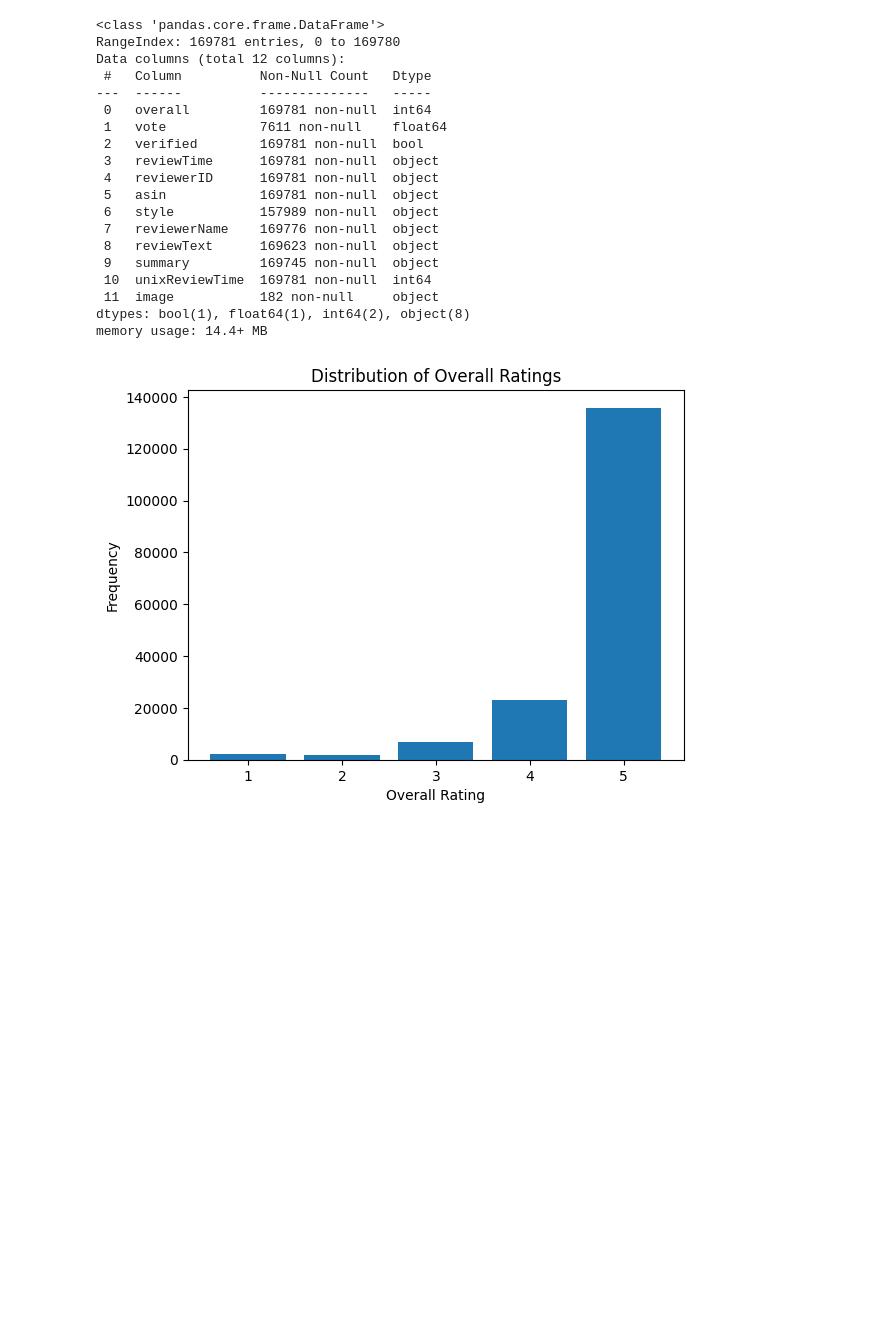
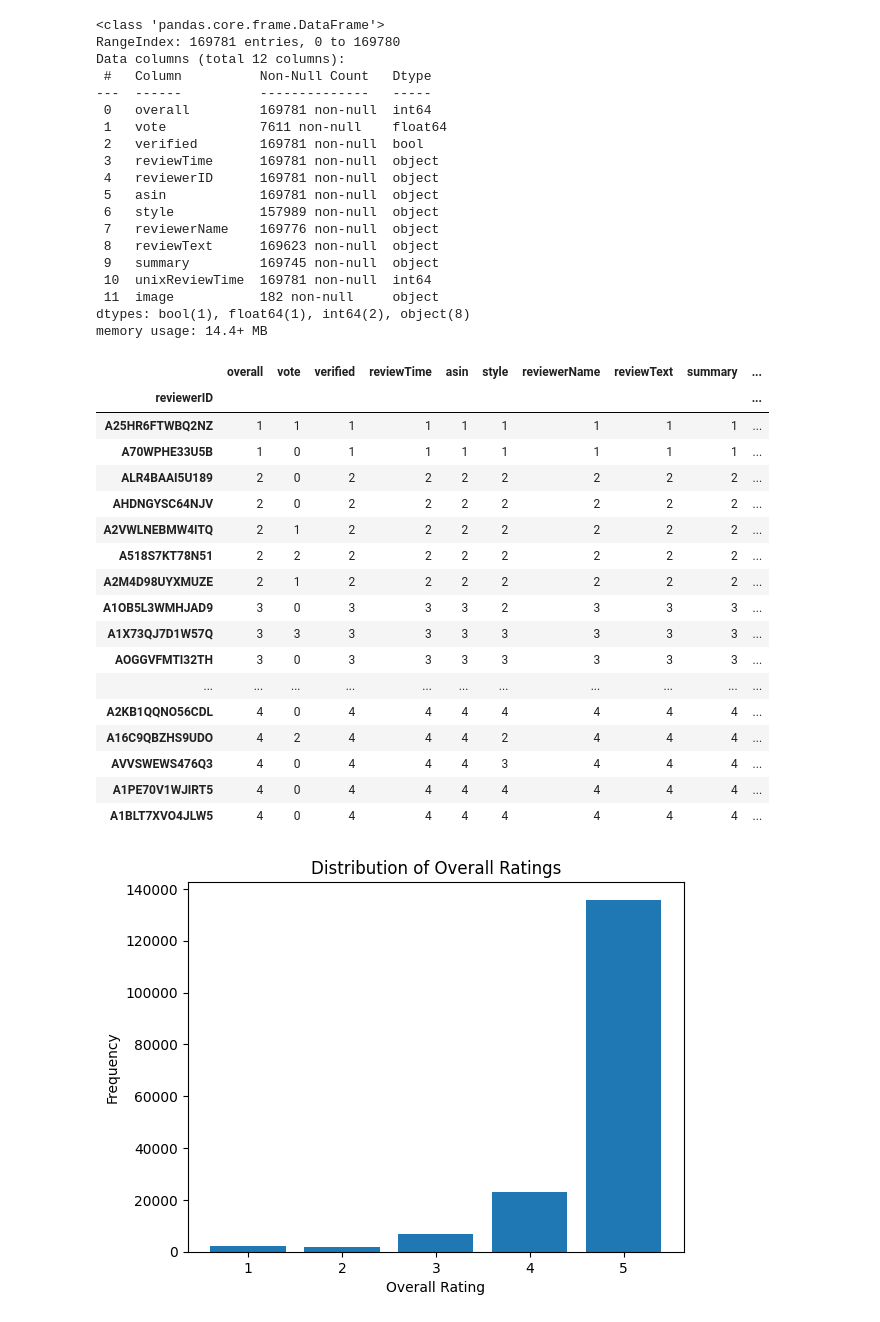
Before and after one commit to junyuelin/recom_proj, a Jupyter notebook: Digital_Music_Recom.ipynb, the cells around one changed output. Drawn from its saved outputs; the diff is of its cells as text; code cells hidden in the pictures; blank space fills up the shorter version.

Commit message:
added groupby('asin').count()

```diff
--- a/Digital_Music_Recom.ipynb
+++ b/Digital_Music_Recom.ipynb
@@ -70,6 +70,27 @@ Data columns (total 12 columns):
  11  image           182 non-null     object
 dtypes: bool(1), float64(1), int64(2), object(8)
 memory usage: 14.4+ MB
+# %%
+df.groupby('reviewerID').count().sort_values('overall').iloc[0:20]
+# %% [output]
+|  | overall | vote | verified | reviewTime | asin | style | reviewerName | reviewText | summary | ... |
+| reviewerID |  |  |  |  |  |  |  |  |  | ... |
+| A25HR6FTWBQ2NZ | 1 | 1 | 1 | 1 | 1 | 1 | 1 | 1 | 1 | ... |
+| A70WPHE33U5B | 1 | 0 | 1 | 1 | 1 | 1 | 1 | 1 | 1 | ... |
+| ALR4BAAI5U189 | 2 | 0 | 2 | 2 | 2 | 2 | 2 | 2 | 2 | ... |
+| AHDNGYSC64NJV | 2 | 0 | 2 | 2 | 2 | 2 | 2 | 2 | 2 | ... |
+| A2VWLNEBMW4ITQ | 2 | 1 | 2 | 2 | 2 | 2 | 2 | 2 | 2 | ... |
+| A518S7KT78N51 | 2 | 2 | 2 | 2 | 2 | 2 | 2 | 2 | 2 | ... |
+| A2M4D98UYXMUZE | 2 | 1 | 2 | 2 | 2 | 2 | 2 | 2 | 2 | ... |
+| A1OB5L3WMHJAD9 | 3 | 0 | 3 | 3 | 3 | 2 | 3 | 3 | 3 | ... |
+| A1X73QJ7D1W57Q | 3 | 3 | 3 | 3 | 3 | 3 | 3 | 3 | 3 | ... |
+| AOGGVFMTI32TH | 3 | 0 | 3 | 3 | 3 | 3 | 3 | 3 | 3 | ... |
+| ... | ... | ... | ... | ... | ... | ... | ... | ... | ... | ... |
+| A2KB1QQNO56CDL | 4 | 0 | 4 | 4 | 4 | 4 | 4 | 4 | 4 | ... |
+| A16C9QBZHS9UDO | 4 | 2 | 4 | 4 | 4 | 2 | 4 | 4 | 4 | ... |
+| AVVSWEWS476Q3 | 4 | 0 | 4 | 4 | 4 | 3 | 4 | 4 | 4 | ... |
+| A1PE70V1WJIRT5 | 4 | 0 | 4 | 4 | 4 | 4 | 4 | 4 | 4 | ... |
+| A1BLT7XVO4JLW5 | 4 | 0 | 4 | 4 | 4 | 4 | 4 | 4 | 4 | ... |
 # %%
 import matplotlib.pyplot as plt
 
```
Also changed, not shown: parts of 2 cells of this notebook.
